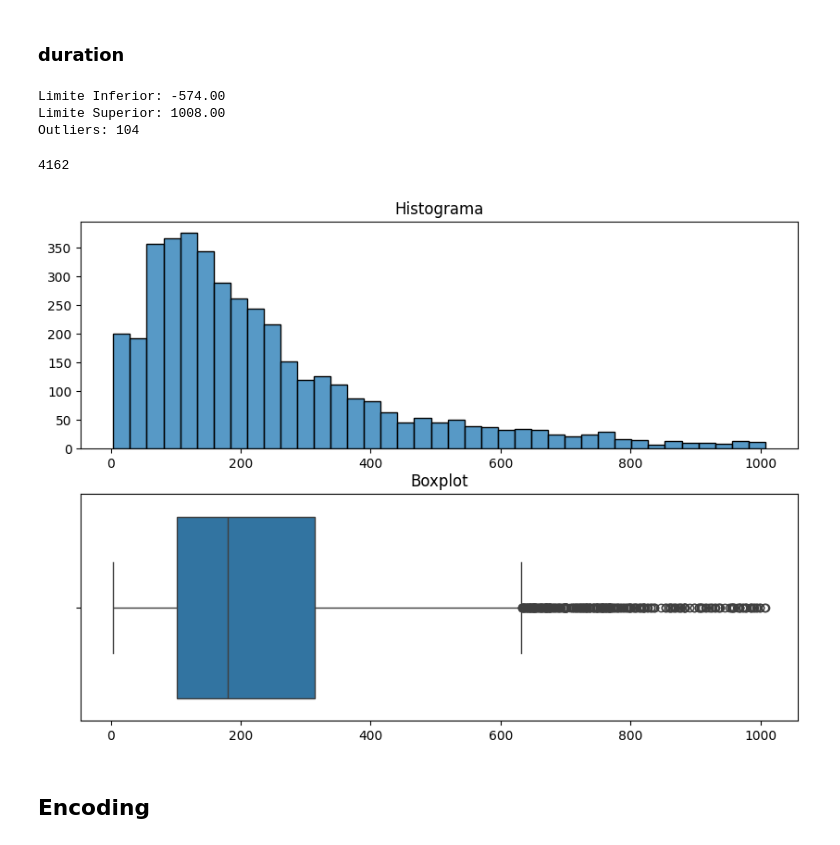
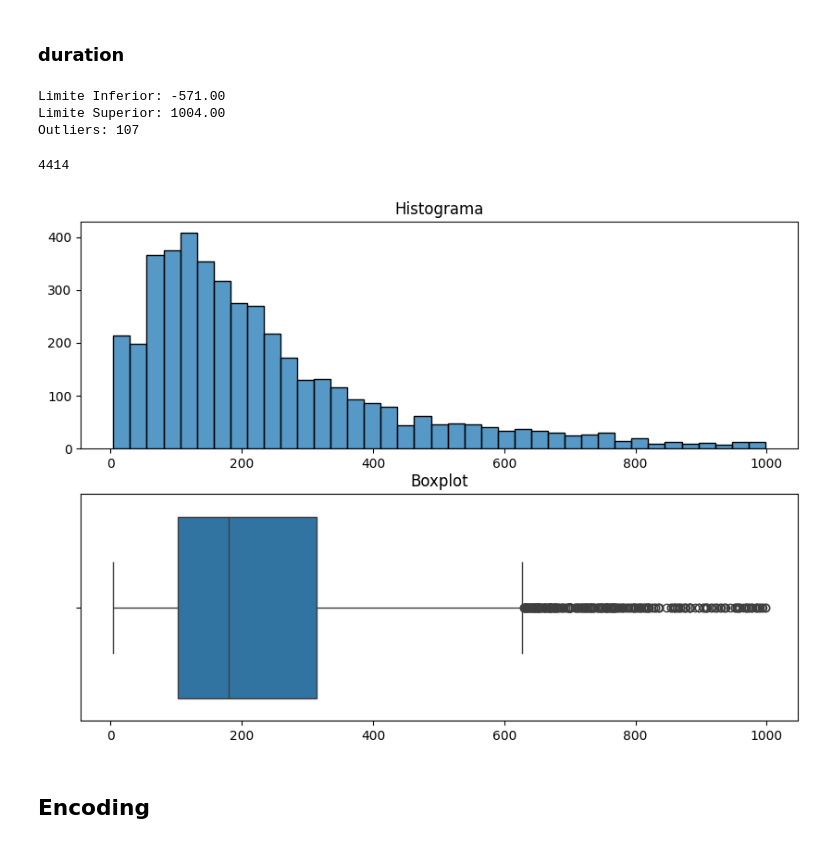
Before and after one commit to ptoledoc7/Prueba, a Jupyter notebook: Trabajo_final.ipynb, the cells around one changed output. Drawn from its saved outputs; the diff is of its cells as text; code cells hidden in the pictures.

```diff
--- a/Trabajo_final.ipynb
+++ b/Trabajo_final.ipynb
@@ -518,9 +518,9 @@ Limite Inferior: -4164.00
 Limite Superior: 5713.00
 Outliers: 255
 # %%
-df = df[(df['balance'] >= balance_min) & (df['balance'] <= balance_max)]
+df1 = df[(df['balance'] >= balance_min) & (df['balance'] <= balance_max)]
 
-print(df.shape[0])
+print(df1.shape[0])
 # %% [output]
 4266
 # %%
@@ -536,19 +536,19 @@ print(f'Limite Inferior: {duration_min:.2f}')
 print(f'Limite Superior: {duration_max:.2f}')
 print(f'Outliers: {duration_outliers}')
 # %% [output]
-Limite Inferior: -574.00
-Limite Superior: 1008.00
-Outliers: 104
+Limite Inferior: -571.00
+Limite Superior: 1004.00
+Outliers: 107
 # %%
-df = df[(df['duration'] >= duration_min) & (df['duration'] <= duration_max)]
+df1 = df[(df['duration'] >= duration_min) & (df['duration'] <= duration_max)]
 
-print(df.shape[0])
+print(df1.shape[0])
 # %% [output]
-4162
+4414
 # %%
-plot_hist_box(df, 'duration')
+plot_hist_box(df1, 'duration')
 # %% [output]
-[figure, old version]
+[figure, new version]
 # %%
 # Si bien existen otras variables que tienen outliers (age, campaign, pdays y previous),
 # se determino No eliminar outliers, porque todos sus datos son importantes para realizar un modelo mas preciso.
```
Also changed, not shown: parts of 18 cells of this notebook.
